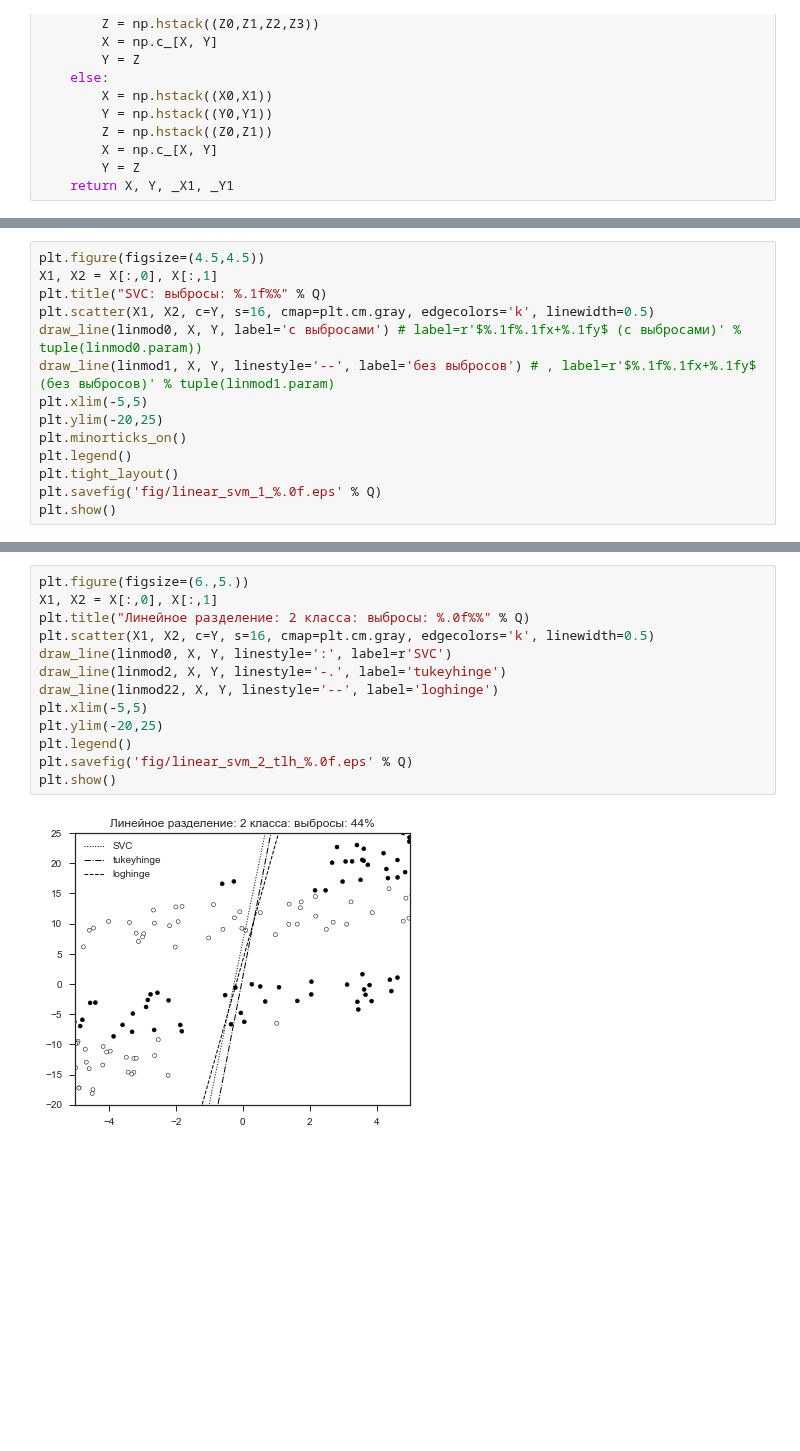
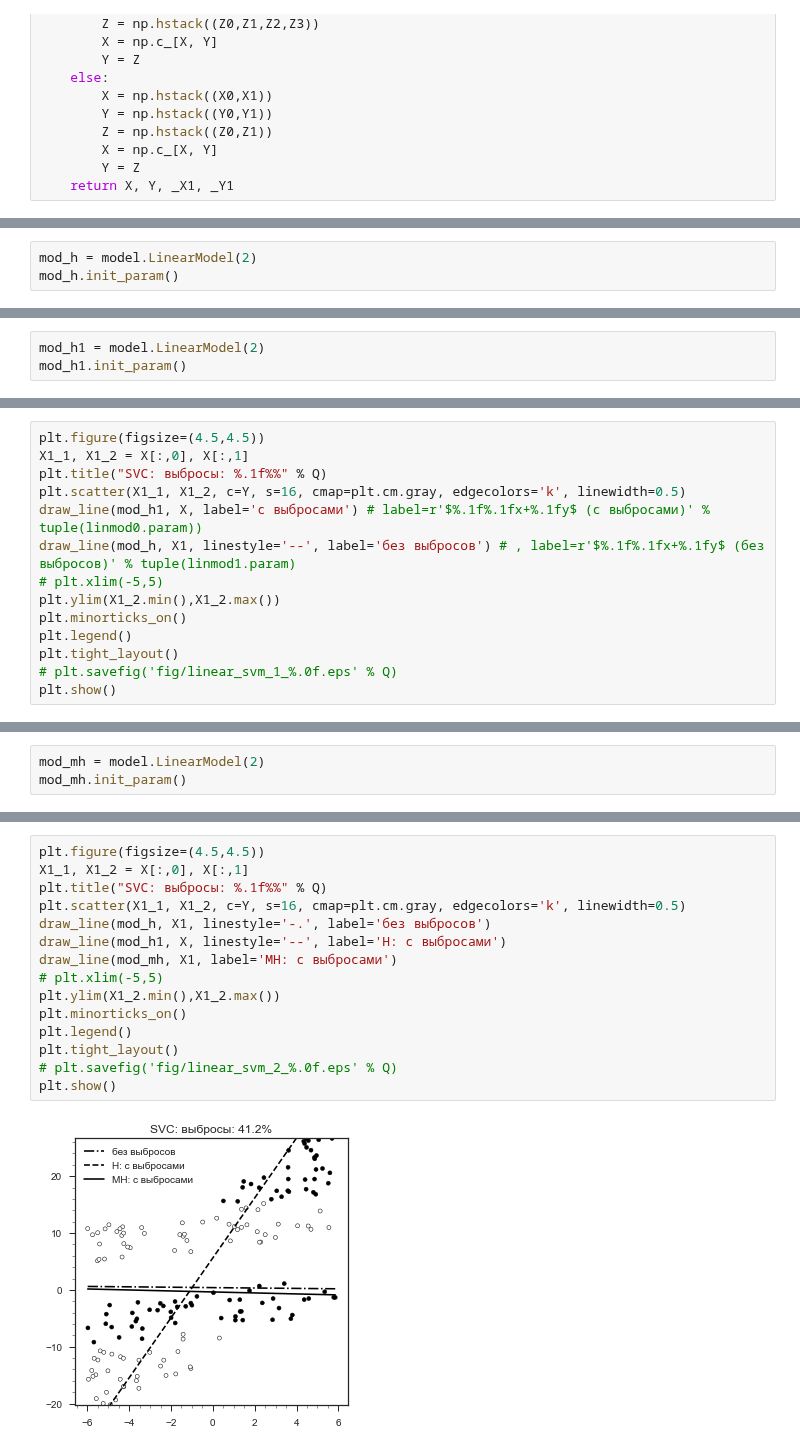
Before and after one commit to intellimath/mlgrad, a Jupyter notebook: examples/resistant_svc.ipynb, the cells around one changed output, grey strips where cells are left out. Saved outputs shown, nothing was run; the diff lists cells and outputs as text; blank space fills up the shorter version.

```diff
--- a/examples/resistant_svc.ipynb
+++ b/examples/resistant_svc.ipynb
@@ -146,0 +126,3 @@ K=5000 param=[-0.82605067 -0.12801648  0.26341475]
+# %%
+mod_h = model.LinearModel(2)
+mod_h.init_param()
@@ -146,0 +134,3 @@ K=5000 param=[-0.82605067 -0.12801648  0.26341475]
+# %%
+mod_h1 = model.LinearModel(2)
+mod_h1.init_param()
@@ -147,15 +142,15 @@ K=5000 param=[-0.82605067 -0.12801648  0.26341475]
 # %%
 plt.figure(figsize=(4.5,4.5))
-X1, X2 = X[:,0], X[:,1]
+X1_1, X1_2 = X[:,0], X[:,1]
 plt.title("SVC: выбросы: %.1f%%" % Q)
-plt.scatter(X1, X2, c=Y, s=16, cmap=plt.cm.gray, edgecolors='k', linewidth=0.5)
-draw_line(linmod0, X, Y, label='с выбросами') # label=r'$%.1f%.1fx+%.1fy$ (с выбросами)' % tuple(linmod0.param))
-draw_line(linmod1, X, Y, linestyle='--', label='без выбросов') # , label=r'$%.1f%.1fx+%.1fy$ (без выбросов)' % tuple(linmod1.param)
-plt.xlim(-5,5)
-plt.ylim(-20,25)
+plt.scatter(X1_1, X1_2, c=Y, s=16, cmap=plt.cm.gray, edgecolors='k', linewidth=0.5)
+draw_line(mod_h1, X, label='с выбросами') # label=r'$%.1f%.1fx+%.1fy$ (с выбросами)' % tuple(linmod0.param))
+draw_line(mod_h, X1, linestyle='--', label='без выбросов') # , label=r'$%.1f%.1fx+%.1fy$ (без выбросов)' % tuple(linmod1.param)
+# plt.xlim(-5,5)
+plt.ylim(X1_2.min(),X1_2.max())
 plt.minorticks_on()
 plt.legend()
 plt.tight_layout()
-plt.savefig('fig/linear_svm_1_%.0f.eps' % Q)
+# plt.savefig('fig/linear_svm_1_%.0f.eps' % Q)
 plt.show()
 # %% [output]
@@ -185,0 +158,3 @@ K=5000 param=[-0.08114163 -0.40847923  0.02072515]
+# %%
+mod_mh = model.LinearModel(2)
+mod_mh.init_param()
@@ -186,15 +167,17 @@ K=5000 param=[-0.08114163 -0.40847923  0.02072515]
 # %%
-plt.figure(figsize=(6.,5.))
-X1, X2 = X[:,0], X[:,1]
-plt.title("Линейное разделение: 2 класса: выбросы: %.0f%%" % Q)
-plt.scatter(X1, X2, c=Y, s=16, cmap=plt.cm.gray, edgecolors='k', linewidth=0.5)
-draw_line(linmod0, X, Y, linestyle=':', label=r'SVC')
-draw_line(linmod2, X, Y, linestyle='-.', label='tukeyhinge')
-draw_line(linmod22, X, Y, linestyle='--', label='loghinge')
-plt.xlim(-5,5)
-plt.ylim(-20,25)
+plt.figure(figsize=(4.5,4.5))
+X1_1, X1_2 = X[:,0], X[:,1]
+plt.title("SVC: выбросы: %.1f%%" % Q)
+plt.scatter(X1_1, X1_2, c=Y, s=16, cmap=plt.cm.gray, edgecolors='k', linewidth=0.5)
+draw_line(mod_h, X1, linestyle='-.', label='без выбросов')
+draw_line(mod_h1, X, linestyle='--', label='H: с выбросами')
+draw_line(mod_mh, X1, label='MH: с выбросами')
+# plt.xlim(-5,5)
+plt.ylim(X1_2.min(),X1_2.max())
+plt.minorticks_on()
 plt.legend()
-plt.savefig('fig/linear_svm_2_tlh_%.0f.eps' % Q)
+plt.tight_layout()
+# plt.savefig('fig/linear_svm_2_%.0f.eps' % Q)
 plt.show()
 # %% [output]
-[figure, old version]
+[figure, new version]
```
Also changed, not shown: parts of 21 cells of this notebook, 3 other files.
